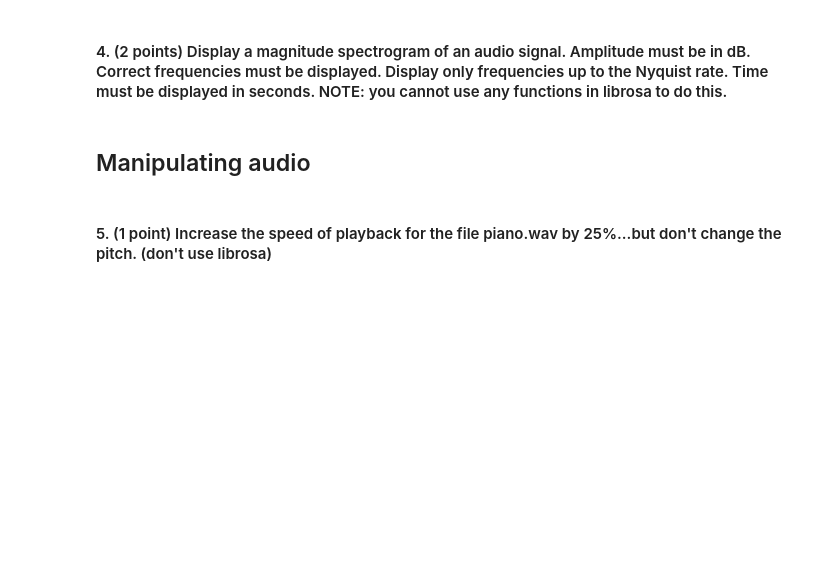
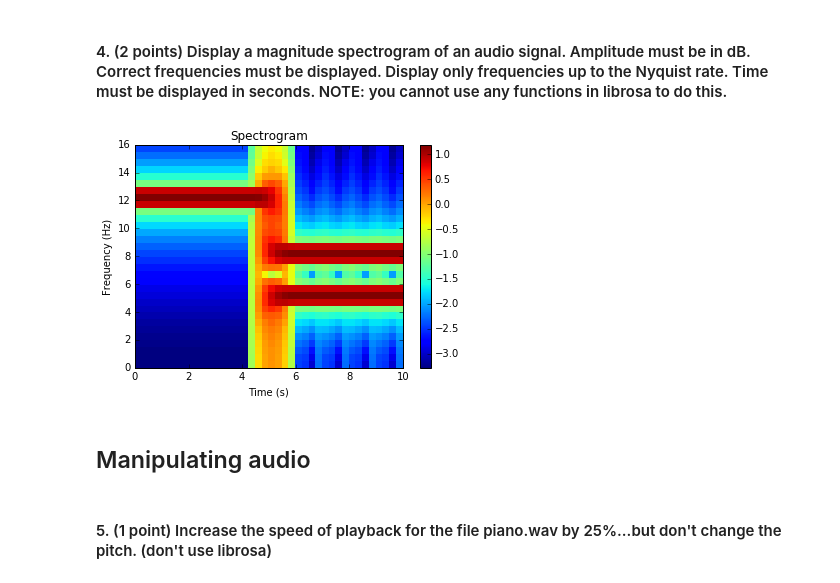
Before and after one commit to hannah-rose/musical_machines, a Jupyter notebook: HW2/HW2.ipynb, the cells around one changed output. Cells and saved outputs as stored; diff of their text form; code cells hidden in the pictures; blank space fills up the shorter version.

```diff
--- a/HW2/HW2.ipynb
+++ b/HW2/HW2.ipynb
@@ -71,19 +71,19 @@ def stft(signal, window_size, hop_size, window_type = 'hann'):
     n_win = int(math.ceil(n_win))
 
     # Array of windows
-    windows = np.zeros((n_win, window_size), dtype=complex)
+    windows = np.empty((window_size, n_win), dtype=complex)
     for i in range(n_win):
-        windows[i,:] = signal[i*hop_size : i*hop_size + window_size]
+        windows[:,i] = signal[i*hop_size : i*hop_size + window_size]
 
     # Apply windowing function if hann window
     if window_type=='hann':
         hann_win = sp.signal.hann(window_size)
         for i in range(n_win):
-            windows[i,:] = windows[i,:]*hann_win
+            windows[:,i] = windows[:,i]*hann_win
 
     # Run FFT on each window
     for i in range(n_win):
-        windows[i,:] = sp.fftpack.fft(windows[i,:])
+        windows[:,i] = sp.fftpack.fft(windows[:,i])
 
     return windows
 # %%
@@ -258,3 +298,21 @@ def spectrogram(signal, window_size, hop_size, sample_rate, window_type = 'hann'
+# %%
+# Test Spectrogram
+# Played around with example from textbook to test
+
+# Plays a 12Hz sinewave for 5 seconds, then a 5Hz + 8Hz sinewave for 5 seconds
+sr = 32
+dt = np.arange(0,6.*sr)/sr
+wave1 = np.sin(2*np.pi*12.*dt)
+wave2 = np.sin(2*np.pi*5.*dt) + np.sin(2*np.pi*8.*dt)
+
+wave = np.concatenate((wave1,wave2))
+
+# Sample rate = 32
+# Window size = 64
+# Hop size = 8
+sgram, times, freqs = spectrogram(wave, 64, 8, sr, display=1)
+# %% [output]
+[figure, added]
 # %% [markdown]
 ## Manipulating audio
 # %% [markdown]
```
Also changed, not shown: parts of 12 cells of this notebook.
